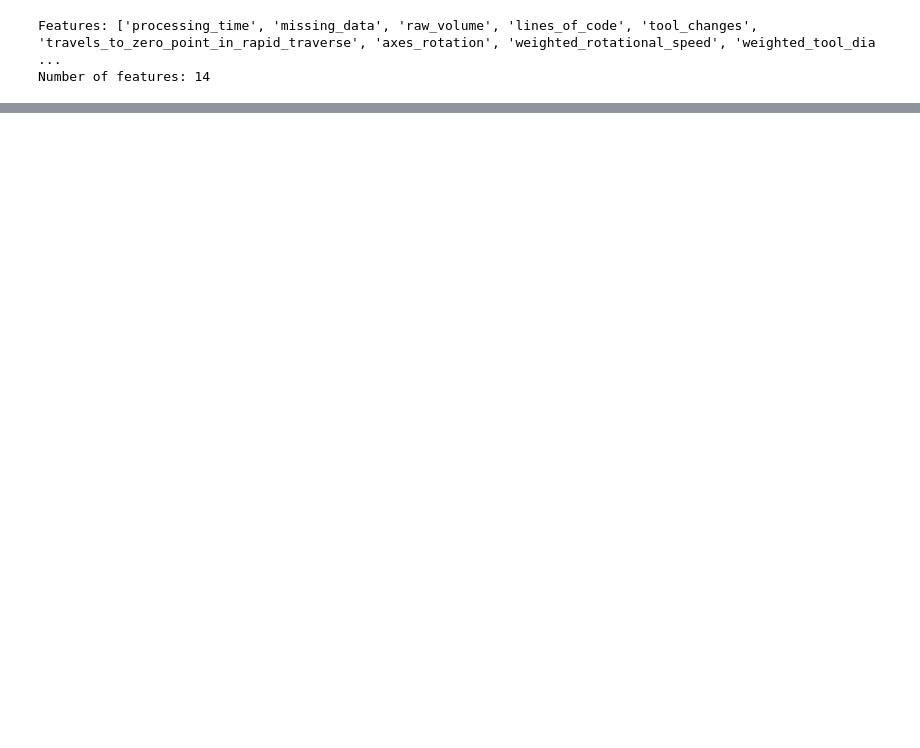
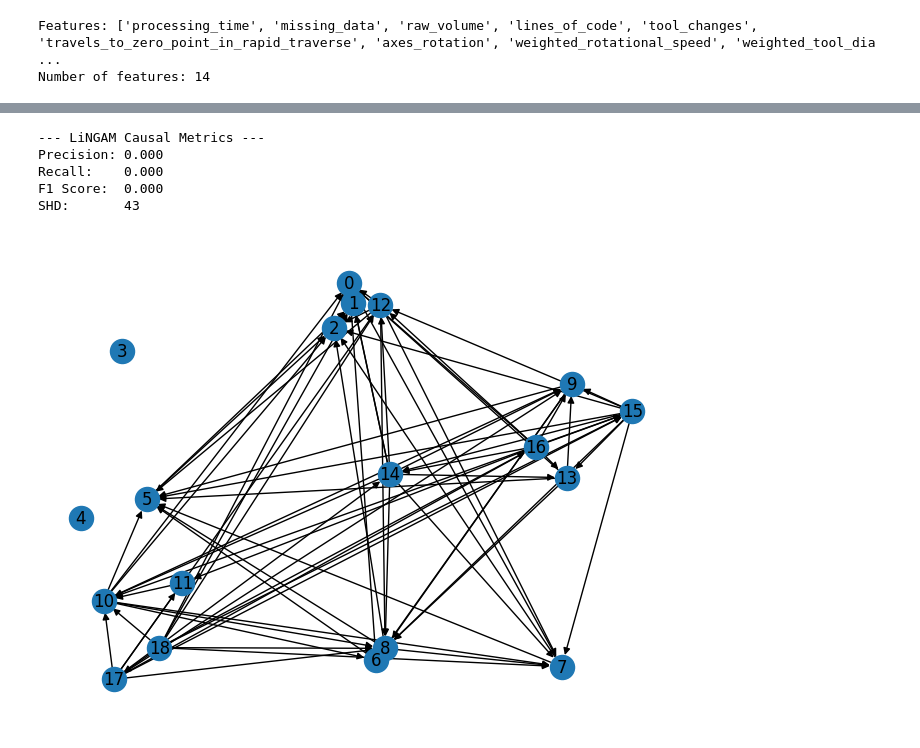
Before and after one commit to Mery101010/Thesis_project, a Jupyter notebook: Thesis/cnn.ipynb, the cells around one changed output, grey strips where cells are left out. Cells and saved outputs as stored; diff of their text form; code cells hidden in the pictures; blank space fills up the shorter version.

```diff
--- a/Thesis/cnn.ipynb
+++ b/Thesis/cnn.ipynb
@@ -376,0 +543,18 @@ plt.show()
+# %%
+print("\n--- LiNGAM Causal Metrics ---")
+print(f"Precision: {lingam_precision:.3f}")
+print(f"Recall:    {lingam_recall:.3f}")
+print(f"F1 Score:  {lingam_f1:.3f}")
+print(f"SHD:       {lingam_shd}")
+# %% [output]
+--- LiNGAM Causal Metrics ---
+Precision: 0.000
+Recall:    0.000
+F1 Score:  0.000
+SHD:       43
+# %%
+G = nx.DiGraph(adjacency_matrix)
+nx.draw(G, with_labels=True)
+plt.show()
+# %% [output]
+[figure, added]
```
Also changed, not shown: parts of 24 cells of this notebook.
